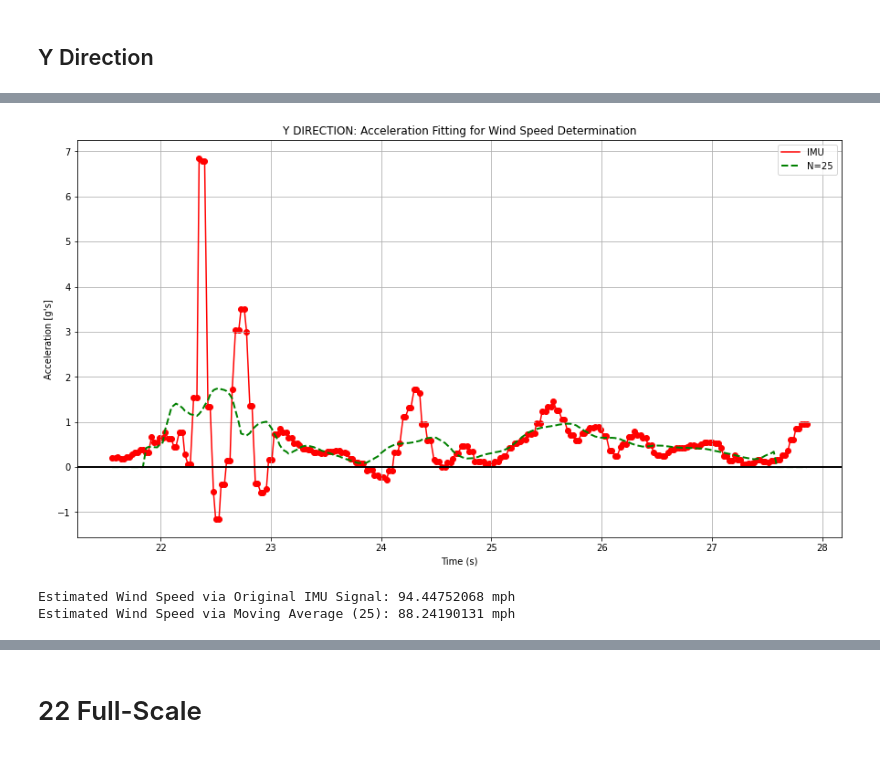
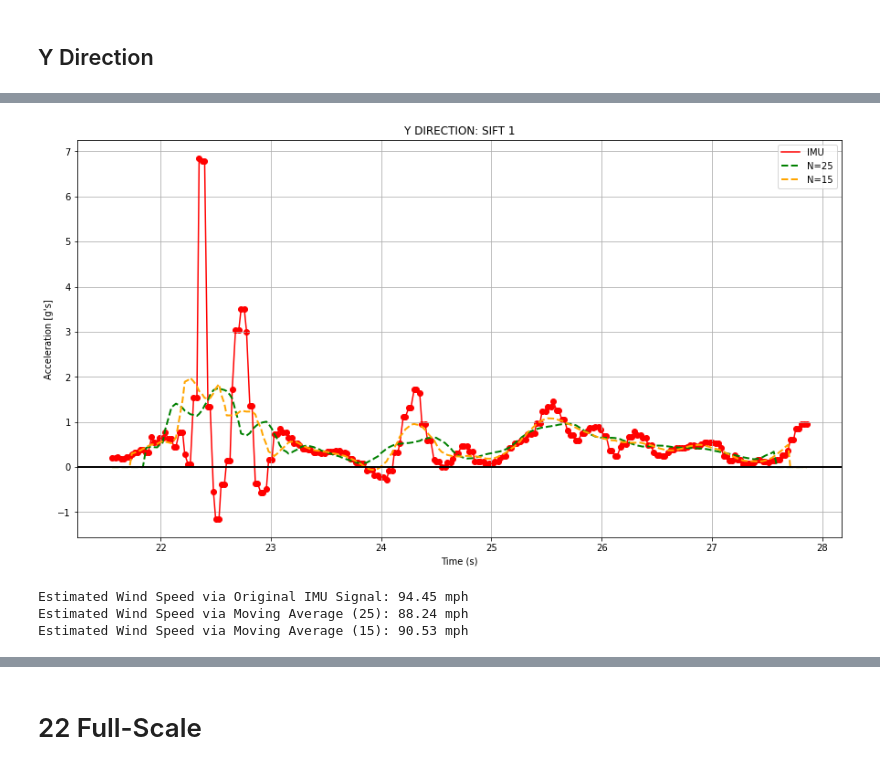
Before and after one commit to VADL-2022/IMU_VV, a Jupyter notebook: 05_NASA_SLI/Moving_Averages_USLI.ipynb, the cells around one changed output, grey strips where cells are left out. Drawn from its saved outputs; the diff is of its cells as text; code cells hidden in the pictures.

```diff
--- a/05_NASA_SLI/Moving_Averages_USLI.ipynb
+++ b/05_NASA_SLI/Moving_Averages_USLI.ipynb
@@ -124,9 +124,8 @@ tdata_S1 = tdata1[start_drogue_S1:end_drogue_S1]
 axgt_S1 = list(ax_g_S1[start_drogue_S1:end_drogue_S1])
 
 #drogue_peak_idx_S2 = find_peak_and_wait(np.array(ax_g_S2), all_time2)
-drogue_peak_idx_S2 = 1590
-start_drogue_S2 = drogue_peak_idx_S2 + 10
-end_drogue_S2 = 1800
+start_drogue_S2 = 890
+end_drogue_S2 = 1100
 tdata_S2 = tdata2[start_drogue_S2:end_drogue_S2]
 axgt_S2 = list(ax_g_S2[start_drogue_S2:end_drogue_S2])
 # %% [output]
@@ -238,5 +245,6 @@ plt.show()
 # %%
 ayg_S1_t = ay_g_S1[start_drogue_S1:end_drogue_S1]
+ayg_S2_t = ay_g_S2[start_drogue_S2:end_drogue_S2]
 
 n=25
 #calculate moving average
@@ -247,6 +255,14 @@ for i in range(zero_padding_size):
     new_ayg_S1_25 = [0] + list(new_ayg_S1_25) + [0]
 while len(new_ayg_S1_25) < len(tdata_S1):
     new_ayg_S1_25 = [0] + new_ayg_S1_25
+# SIFT 2
+ayg_S2_25 = pd.Series(ayg_S2_t).rolling(window=n).mean().iloc[n-1:].values
+new_ayg_S2_25 = list(ayg_S2_25)
+zero_padding_size = (len(tdata_S2) - len(list(ayg_S2_25))) // 2
+for i in range(zero_padding_size):
+    new_ayg_S2_25 = [0] + list(new_ayg_S2_25) + [0]
+while len(new_ayg_S2_25) < len(tdata_S2):
+    new_ayg_S2_25 = [0] + new_ayg_S2_25
 
 n=15
 #calculate moving average
@@ -257,37 +273,38 @@ for i in range(zero_padding_size):
     new_ayg_S1_65 = [0] + list(new_ayg_S1_65) + [0]
 while len(new_ayg_S1_65) < len(tdata_S1):
     new_ayg_S1_65 = [0] + new_ayg_S1_65
+# SIFT 2
+ayg_S2_65 = pd.Series(ayg_S2_t).rolling(window=n).mean().iloc[n-1:].values
+new_ayg_S2_65 = list(ayg_S2_65)
+zero_padding_size = (len(tdata_S2) - len(list(ayg_S2_65))) // 2
+for i in range(zero_padding_size):
+    new_ayg_S2_65 = [0] + list(new_ayg_S2_65) + [0]
+while len(new_ayg_S2_65) < len(tdata_S2):
+    new_ayg_S2_65 = [0] + new_ayg_S2_65
 # %%
-#calculate moving average
-#dynamic_window=False, dynamic_n_timing=140, dynamic_n=80
-#axg21t = calc_moving_avg(ax_g_S1, 25, tdata)
-#new_axg_25 = axg21t[start_drogue_S1:end_drogue_S1]
-#axg21t = calc_moving_avg(ax_g_S1, 65, tdata)
-#new_axg_65 = axg21t[start_drogue_S1:end_drogue_S1]
-#dt = tdata_S1[1] - tdata_S1[0]
-
 fig1 = plt.figure(1, figsize=(15,8))
 ax = plt.subplot(111)
 l2 = ax.plot(tdata_S1, ayg_S1_t, color='red', label='IMU')
 l2 = ax.scatter(tdata_S1, ayg_S1_t, color='red')
 l25 = ax.plot(tdata_S1, new_ayg_S1_25, color='green', label='N=25', linewidth=2, linestyle="--")
-#l65 = ax.plot(tdata_S1, new_ayg_S1_65, color='orange', label='N=65', linewidth=2, linestyle="--")
+l65 = ax.plot(tdata_S1, new_ayg_S1_65, color='orange', label='N=15', linewidth=2, linestyle="--")
 l5 = plt.axhline(y=0, color='black', linewidth=2)
-ax.set_title("Y DIRECTION: Acceleration Fitting for Wind Speed Determination")
+ax.set_title("Y DIRECTION: SIFT 1")
 ax.set_xlabel('Time (s)')
 ax.set_ylabel("Acceleration [g's]")
 ax.legend()
 ax.grid()
 plt.show()
 
 result_trapz_IMUy = scipy.integrate.trapz(ayg_S1_t, dx=dt)
 result_trapz_MA25y = scipy.integrate.trapz(new_ayg_S1_25, dx=dt)
-#result_trapz_MA65y = scipy.integrate.trapz(new_ayg_S1_65, dx=dt)
+result_trapz_MA65y = scipy.integrate.trapz(new_ayg_S1_65, dx=dt)
 
-print(f"Estimated Wind Speed via Original IMU Signal: {gs2mph*result_trapz_IMUy:.8f} mph")
-print(f"Estimated Wind Speed via Moving Average (25): {gs2mph*result_trapz_MA25y:.8f} mph")
-#print(f"Estimated Wind Speed via Moving Average (65): {gs2mph*result_trapz_MA65y:.8f} mph")
+print(f"Estimated Wind Speed via Original IMU Signal: {gs2mph*result_trapz_IMUy:.2f} mph")
+print(f"Estimated Wind Speed via Moving Average (25): {gs2mph*result_trapz_MA25y:.2f} mph")
+print(f"Estimated Wind Speed via Moving Average (15): {gs2mph*result_trapz_MA65y:.2f} mph")
 # %% [output]
-[figure, old version]
+[figure, new version]
-Estimated Wind Speed via Original IMU Signal: 94.44752068 mph
-Estimated Wind Speed via Moving Average (25): 88.24190131 mph
+Estimated Wind Speed via Original IMU Signal: 94.45 mph
+Estimated Wind Speed via Moving Average (25): 88.24 mph
+Estimated Wind Speed via Moving Average (15): 90.53 mph
```
Also changed, not shown: parts of 9 cells of this notebook, 2 other files.
